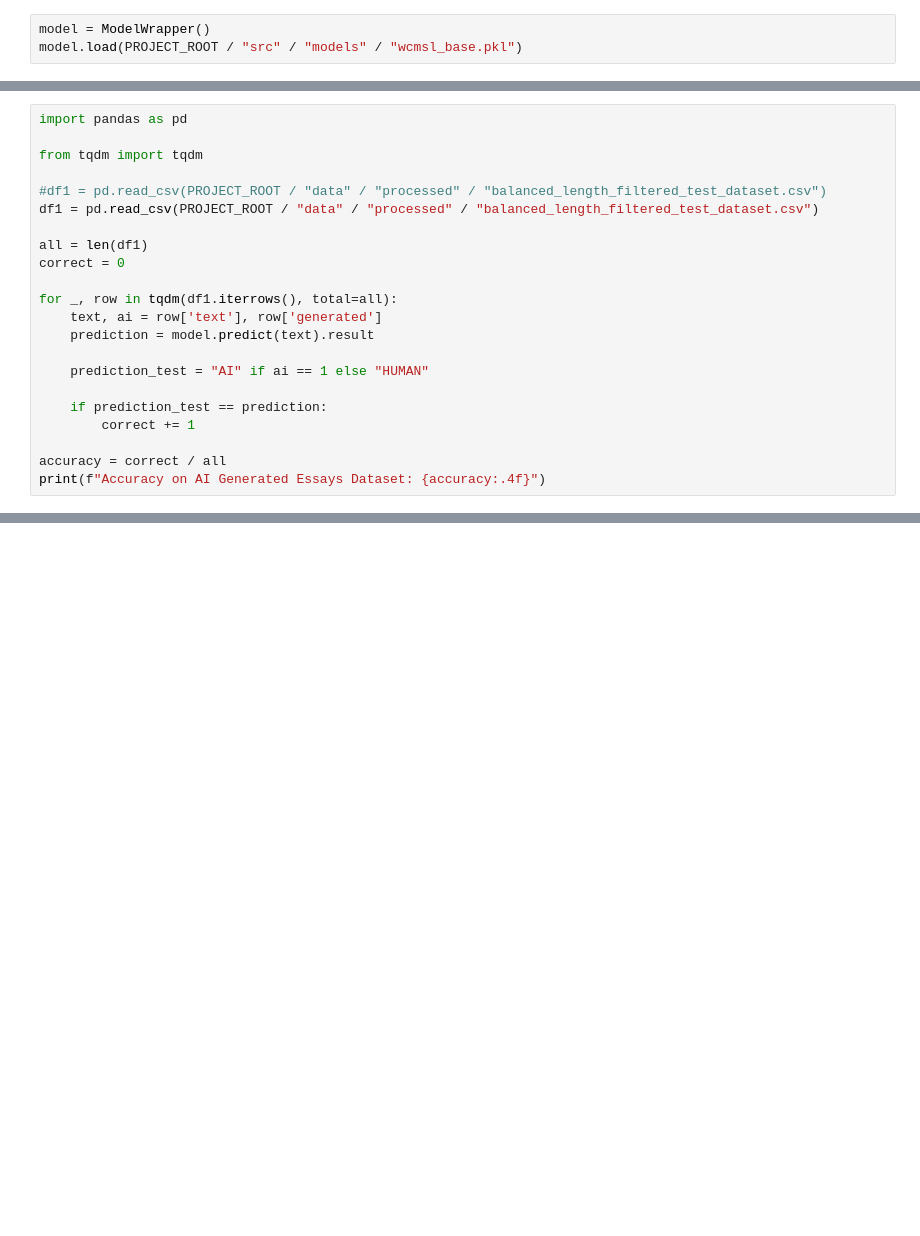
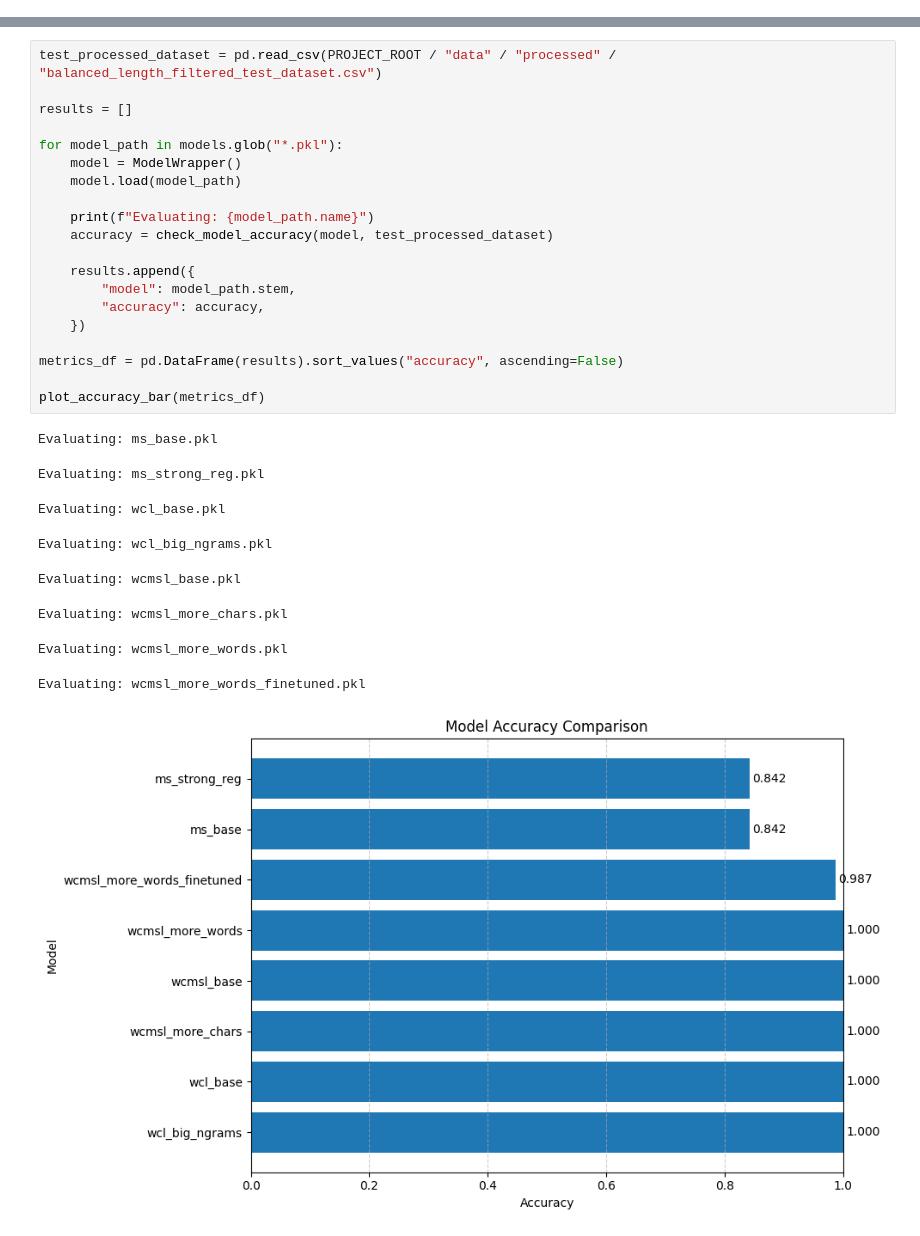
Before and after one commit to z0diacov/human-vs-ai-text-classifier, a Jupyter notebook: notebooks/check_model.ipynb, the cells around one changed output, grey strips where cells are left out. Cells and saved outputs as stored; diff of their text form; blank space fills up the shorter version.

Commit message:
Add finetuning + finetuned model

```diff
--- a/notebooks/check_model.ipynb
+++ b/notebooks/check_model.ipynb
@@ -9,3 +6,0 @@ from src.model_impl import ModelWrapper
-# %%
-model = ModelWrapper()
-model.load(PROJECT_ROOT / "src" / "models" / "wcmsl_base.pkl")
@@ -16,22 +6,0 @@ while (a := input("Enter text (or 'exit' to quit): ")) not in ("exit", ''):
-# %%
-import pandas as pd
-
-from tqdm import tqdm
-
-#df1 = pd.read_csv(PROJECT_ROOT / "data" / "processed" / "balanced_length_filtered_test_dataset.csv")
-df1 = pd.read_csv(PROJECT_ROOT / "data" / "processed" / "balanced_length_filtered_test_dataset.csv")
-
-all = len(df1)
-correct = 0
-
-for _, row in tqdm(df1.iterrows(), total=all):
-    text, ai = row['text'], row['generated']
-    prediction = model.predict(text).result
-
-    prediction_test = "AI" if ai == 1 else "HUMAN"
-
-    if prediction_test == prediction:
-        correct += 1
-
-accuracy = correct / all
-print(f"Accuracy on AI Generated Essays Dataset: {accuracy:.4f}")
@@ -39,0 +84,30 @@ Accuracy on AI Generated Essays Dataset: 0.9997
+# %%
+test_processed_dataset = pd.read_csv(PROJECT_ROOT / "data" / "processed" / "balanced_length_filtered_test_dataset.csv")
+
+results = []
+
+for model_path in models.glob("*.pkl"):
+    model = ModelWrapper()
+    model.load(model_path)
+
+    print(f"Evaluating: {model_path.name}")
+    accuracy = check_model_accuracy(model, test_processed_dataset)
+
+    results.append({
+        "model": model_path.stem,
+        "accuracy": accuracy,
+    })
+
+metrics_df = pd.DataFrame(results).sort_values("accuracy", ascending=False)
+
+plot_accuracy_bar(metrics_df)
+# %% [output]
+Evaluating: ms_base.pkl
+Evaluating: ms_strong_reg.pkl
+Evaluating: wcl_base.pkl
+Evaluating: wcl_big_ngrams.pkl
+Evaluating: wcmsl_base.pkl
+Evaluating: wcmsl_more_chars.pkl
+Evaluating: wcmsl_more_words.pkl
+Evaluating: wcmsl_more_words_finetuned.pkl
+[figure, added]
```
Also changed, not shown: parts of 6 cells of this notebook, 18 other files.
